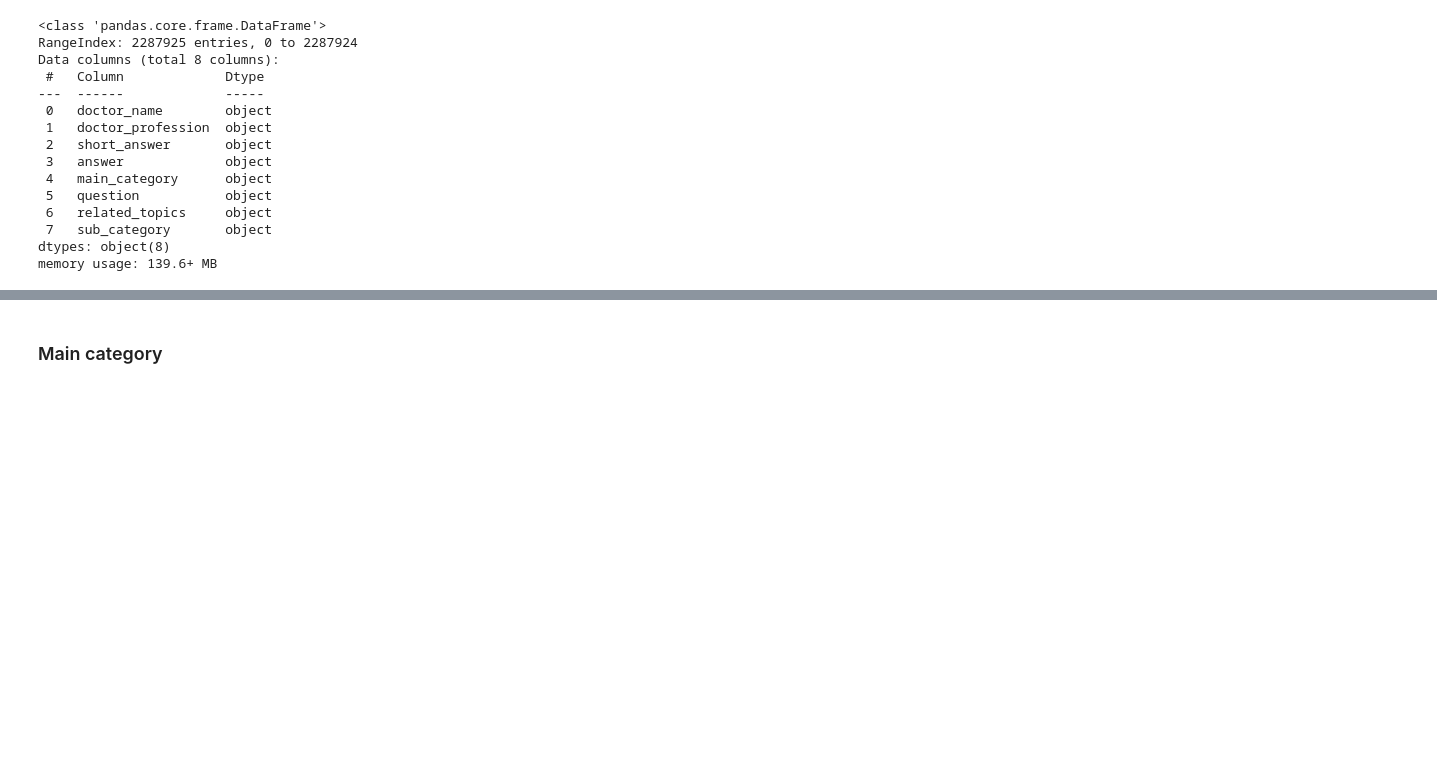
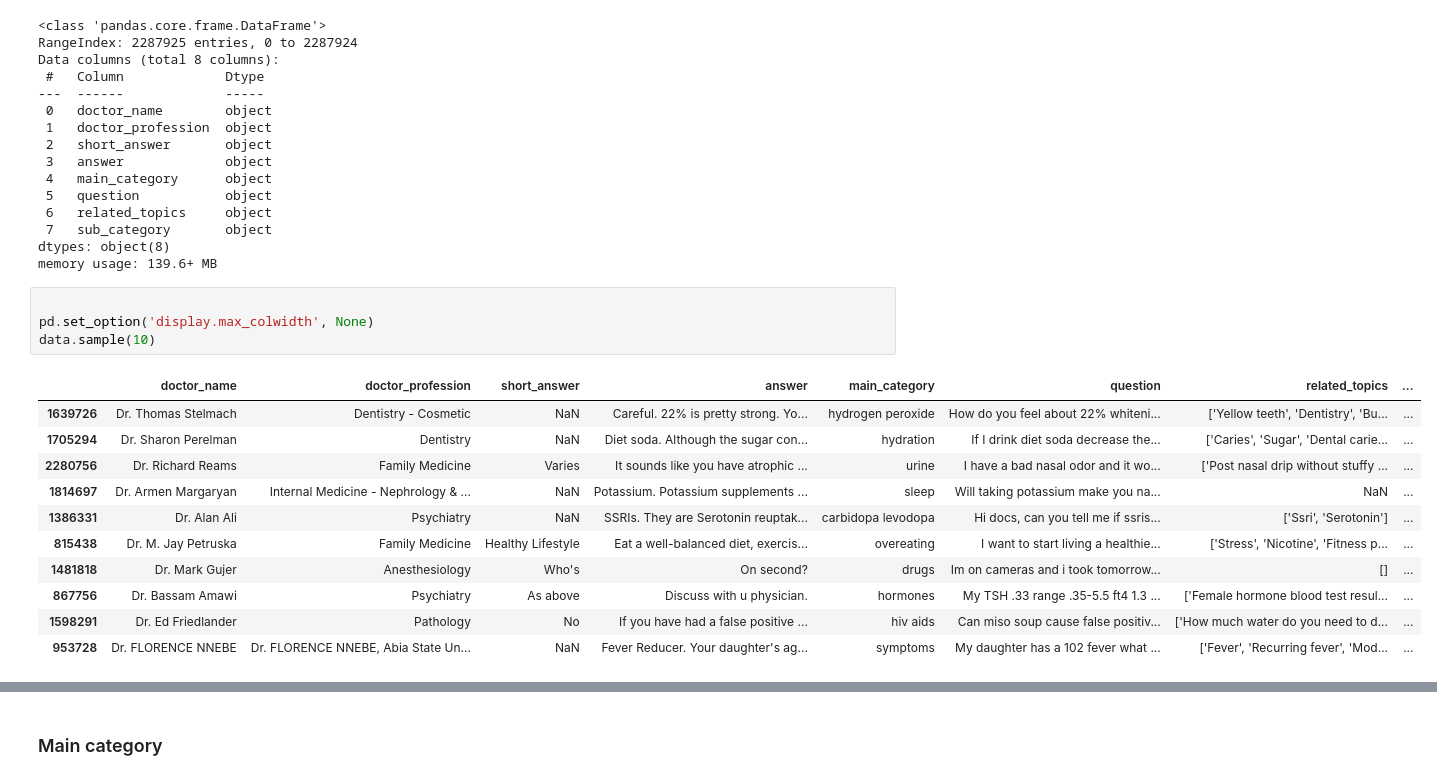
Before and after one commit to simonvaros/MedicalChatbot, a Jupyter notebook: data_analysis_and_processing/notebooks/HealthtapData.ipynb, the cells around one changed output, grey strips where cells are left out. Cells and saved outputs as stored; diff of their text form; blank space fills up the shorter version.

```diff
--- a/data_analysis_and_processing/notebooks/HealthtapData.ipynb
+++ b/data_analysis_and_processing/notebooks/HealthtapData.ipynb
@@ -30,3 +30,19 @@ Data columns (total 8 columns):
  7   sub_category       object
 dtypes: object(8)
 memory usage: 139.6+ MB
+# %%
+
+pd.set_option('display.max_colwidth', None)
+data.sample(10)
+# %% [output]
+|  | doctor_name | doctor_profession | short_answer | answer | main_category | question | related_topics | ... |
+| 1639726 | Dr. Thomas Stelmach | Dentistry - Cosmetic | NaN | Careful. 22% is pretty strong. Yo... | hydrogen peroxide | How do you feel about 22% whiteni... | ['Yellow teeth', 'Dentistry', 'Bu... | ... |
+| 1705294 | Dr. Sharon Perelman | Dentistry | NaN | Diet soda. Although the sugar con... | hydration | If I drink diet soda decrease the... | ['Caries', 'Sugar', 'Dental carie... | ... |
+| 2280756 | Dr. Richard Reams | Family Medicine | Varies | It sounds like you have atrophic ... | urine | I have a bad nasal odor and it wo... | ['Post nasal drip without stuffy ... | ... |
+| 1814697 | Dr. Armen Margaryan | Internal Medicine - Nephrology & ... | NaN | Potassium. Potassium supplements ... | sleep | Will taking potassium make you na... | NaN | ... |
+| 1386331 | Dr. Alan Ali | Psychiatry | NaN | SSRIs. They are Serotonin reuptak... | carbidopa levodopa | Hi docs, can you tell me if ssris... | ['Ssri', 'Serotonin'] | ... |
+| 815438 | Dr. M. Jay Petruska | Family Medicine | Healthy Lifestyle | Eat a well-balanced diet, exercis... | overeating | I want to start living a healthie... | ['Stress', 'Nicotine', 'Fitness p... | ... |
+| 1481818 | Dr. Mark Gujer | Anesthesiology | Who's | On second? | drugs | Im on cameras and i took tomorrow... | [] | ... |
+| 867756 | Dr. Bassam Amawi | Psychiatry | As above | Discuss with u physician. | hormones | My TSH .33 range .35-5.5 ft4 1.3 ... | ['Female hormone blood test resul... | ... |
+| 1598291 | Dr. Ed Friedlander | Pathology | No | If you have had a false positive ... | hiv aids | Can miso soup cause false positiv... | ['How much water do you need to d... | ... |
+| 953728 | Dr. FLORENCE NNEBE | Dr. FLORENCE NNEBE, Abia State Un... | NaN | Fever Reducer. Your daughter's ag... | symptoms | My daughter has a 102 fever what ... | ['Fever', 'Recurring fever', 'Mod... | ... |
```
Also changed, not shown: parts of 1 cell of this notebook, 10 other files.
